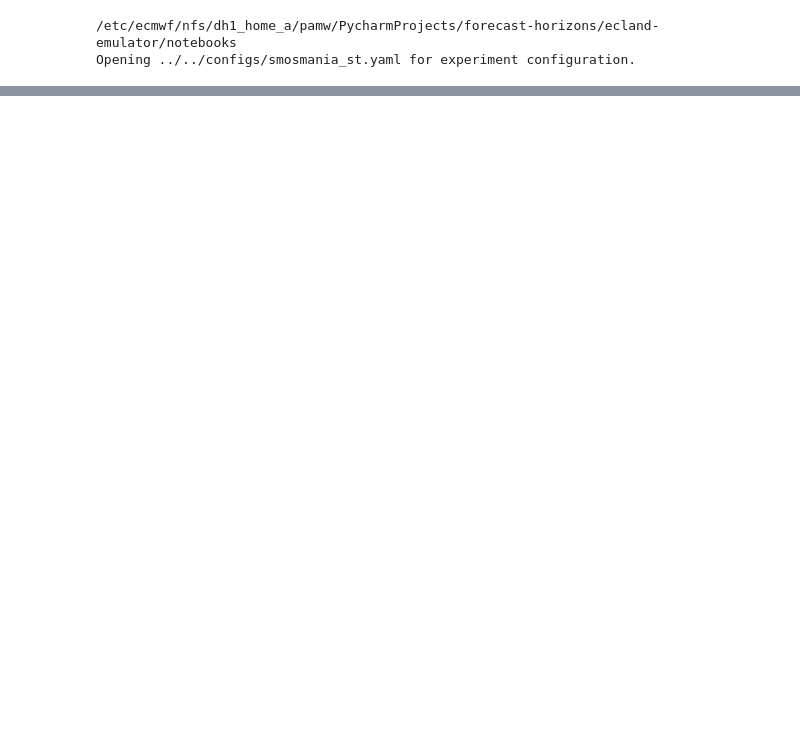
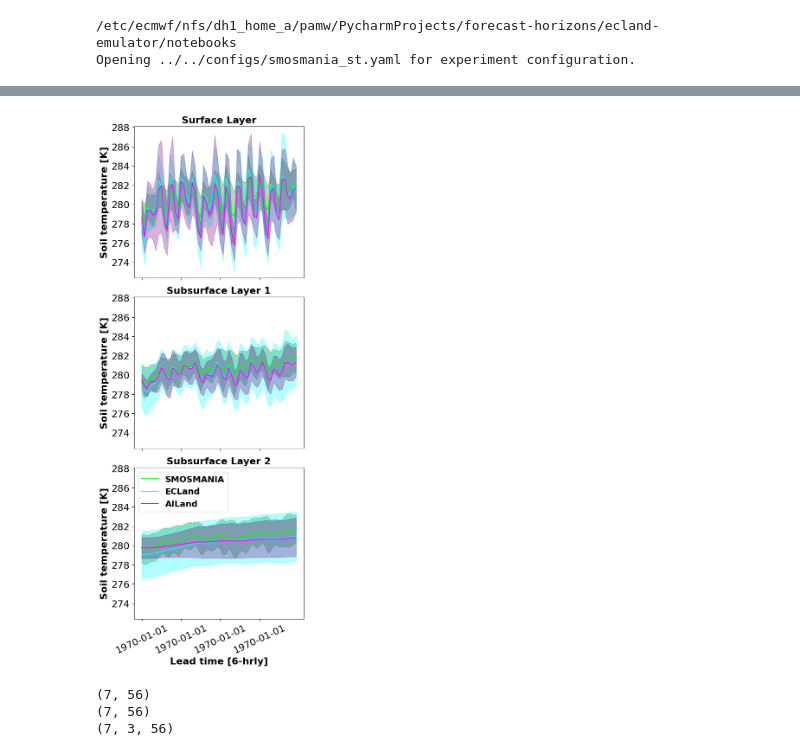
Before and after one commit to MWesselkamp/forecast-horizons, a Jupyter notebook: ecland-emulator/notebooks/assemble_station_data.ipynb, the cells around one changed output, grey strips where cells are left out. Saved outputs shown, nothing was run; the diff lists cells and outputs as text; code cells hidden in the pictures; blank space fills up the shorter version.

```diff
--- a/ecland-emulator/notebooks/assemble_station_data.ipynb
+++ b/ecland-emulator/notebooks/assemble_station_data.ipynb
@@ -91,0 +70,33 @@ PlotStations.plot_skill_scores()
+# %%
+forecast_dict = {}
+for station in use_stations[:7]:
+    with open(f"../results/SMOSMANIA_{station}_2022_st_ensemble_fc.yaml", 'r') as f:
+        layers_fc = yaml.load(f, Loader=yaml.UnsafeLoader)
+    forecast_dict[station] = layers_fc
+
+PlotStations.assemble_forecasts(forecast_dict)
+PlotStations.plot_forecasts()
+# %% [output]
+[figure, added]
+# %%
+observations = []
+fc_numerical = []
+fc_emulators = []
+
+for station_name, station in forecast_dict.items():
+
+    observations.append(station['layer0']['observations'])
+    fc_numerical.append(station['layer0']['fc_numerical'])
+    fc_emulators.append(station['layer0']['fc_emulators'])
+
+observations = np.array(observations).squeeze()
+fc_numerical = np.array(fc_numerical).squeeze()
+fc_emulators = np.array(fc_emulators).squeeze()
+
+print(observations.shape)
+print(fc_numerical.shape)
+print(fc_emulators.shape)
+# %% [output]
+(7, 56)
+(7, 56)
+(7, 3, 56)
```
Also changed, not shown: parts of 5 cells of this notebook, 7 other files.
